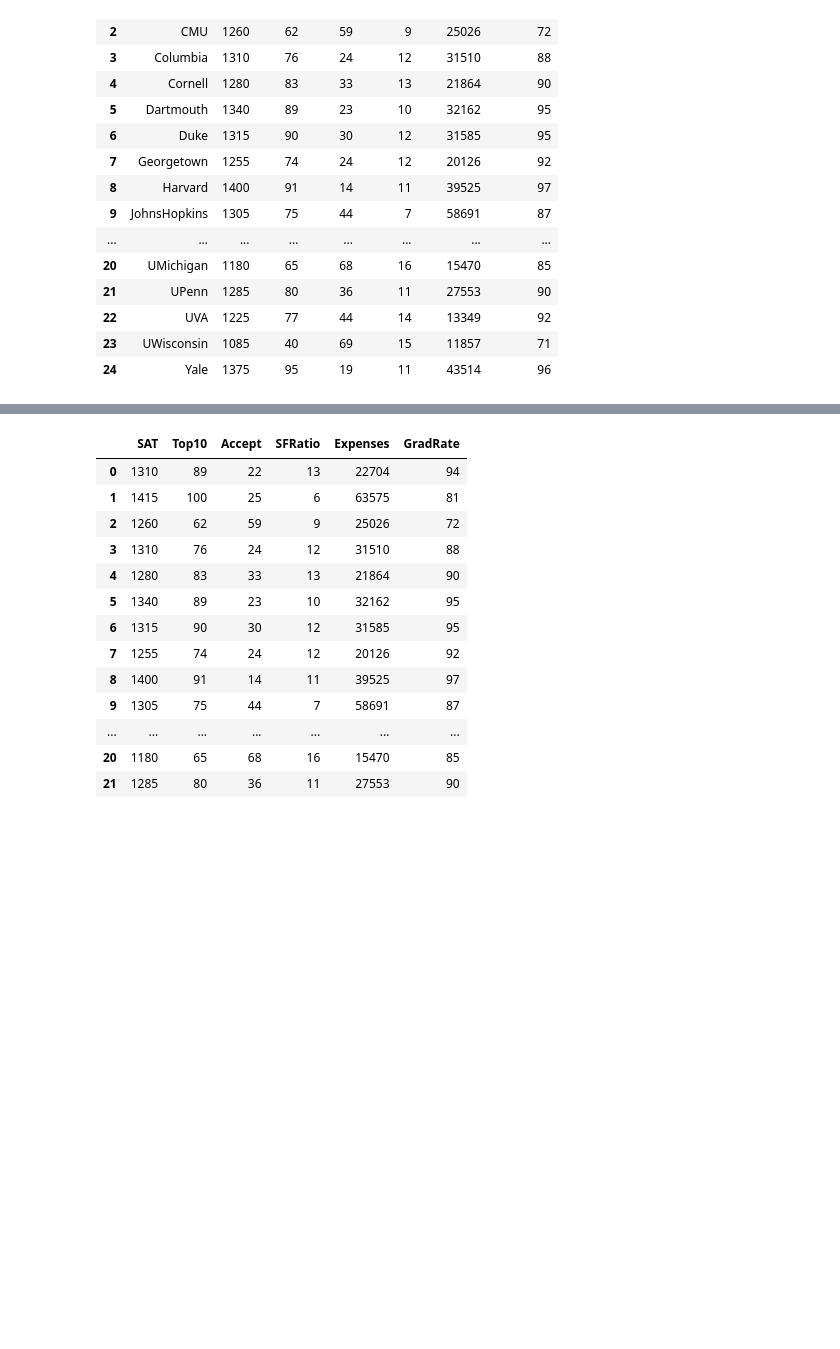
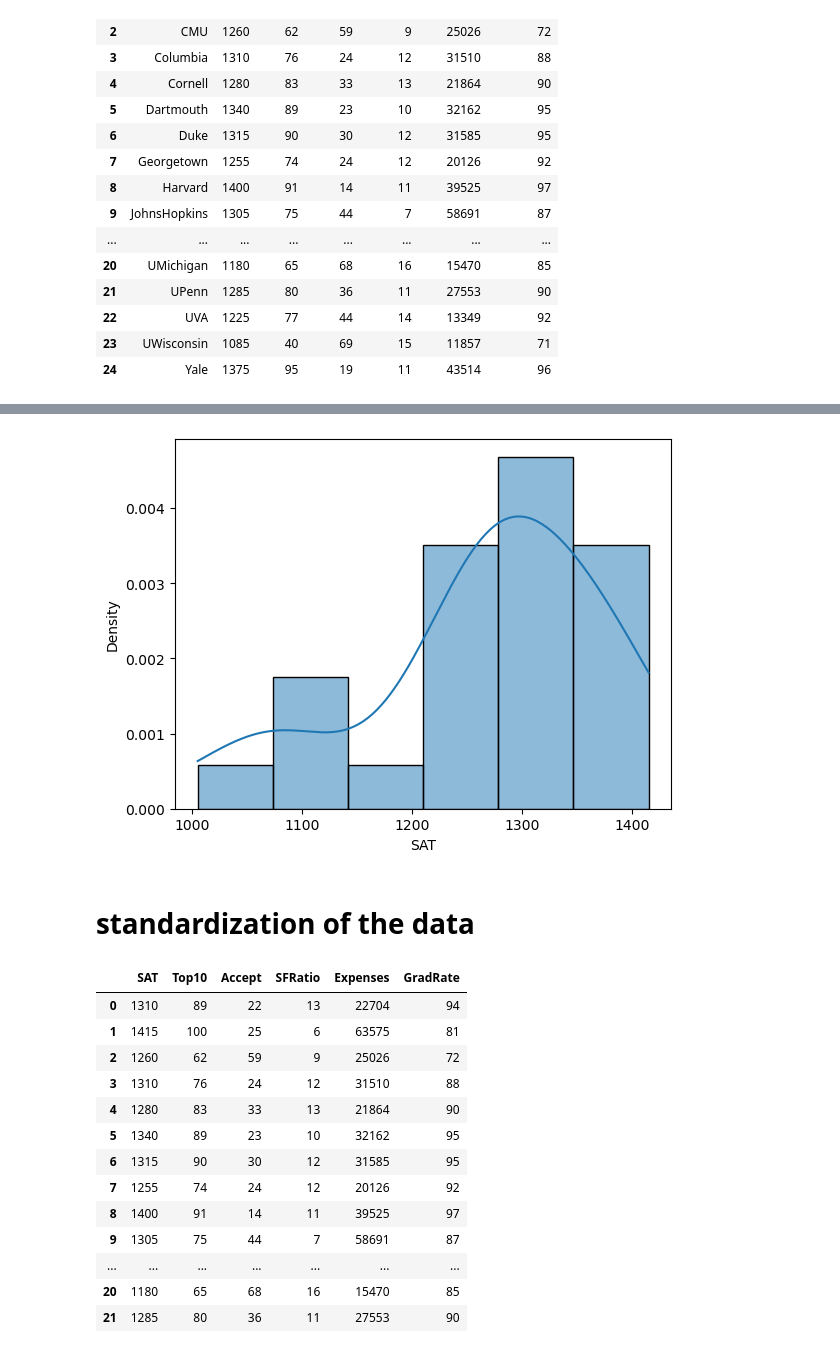
Before and after one commit to cheanreddyruchithareddy/aiml-tasks, a Jupyter notebook: k clustering.ipynb, the cells around one changed output, grey strips where cells are left out. Drawn from its saved outputs; the diff is of its cells as text; code cells hidden in the pictures; blank space fills up the shorter version.

```diff
--- a/k clustering.ipynb
+++ b/k clustering.ipynb
@@ -31,3 +42,10 @@ univ
+# %%
+sns.histplot(Univ['SAT'],kde = True, stat='density')
+plt.show()
+# %% [output]
+[figure, added]
+# %% [markdown]
+# standardization of the data
 # %%
 # read all numeric columns in to univ1
 Univ1=Univ.iloc[:,1:]
```
Also changed, not shown: parts of 17 cells of this notebook.
